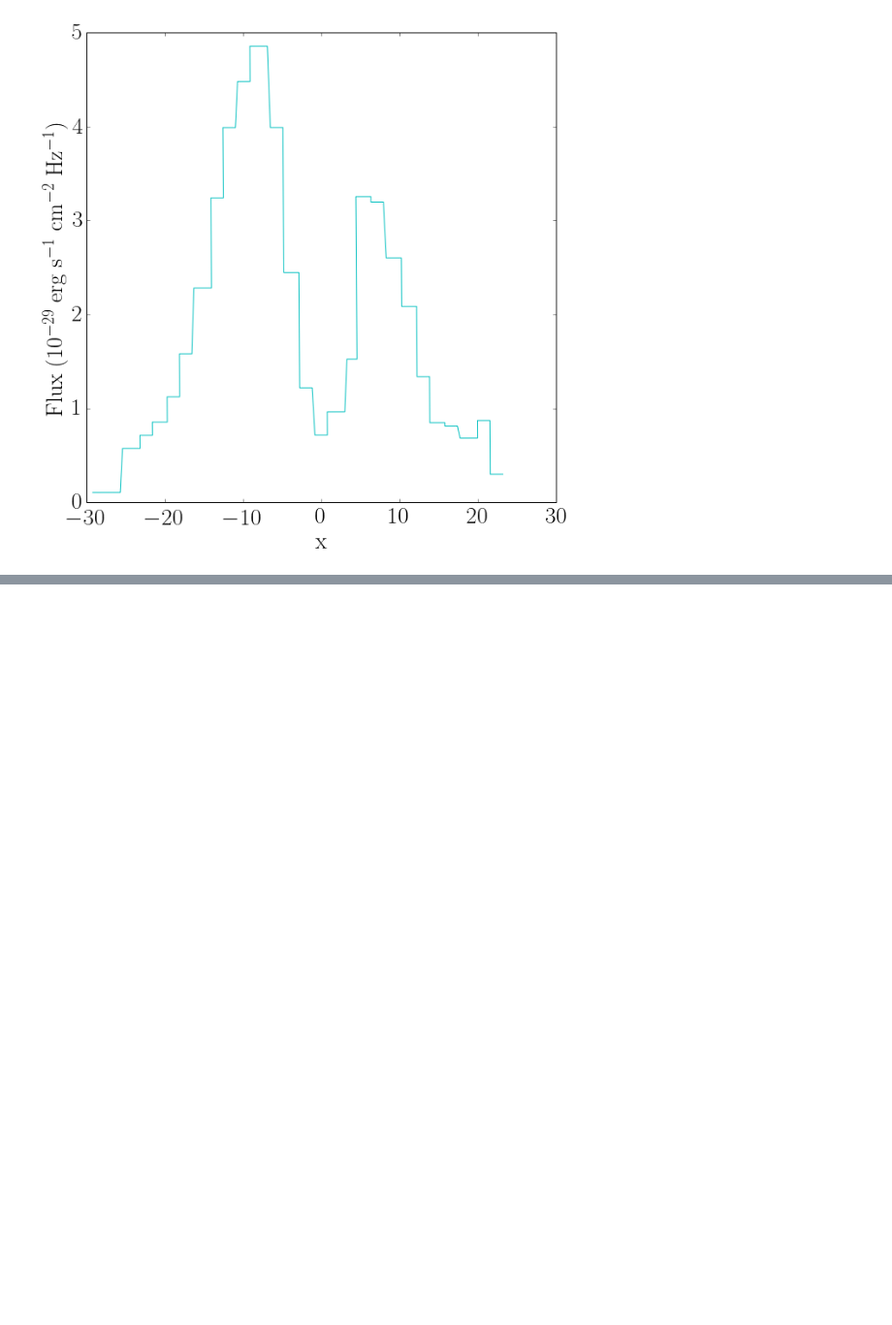
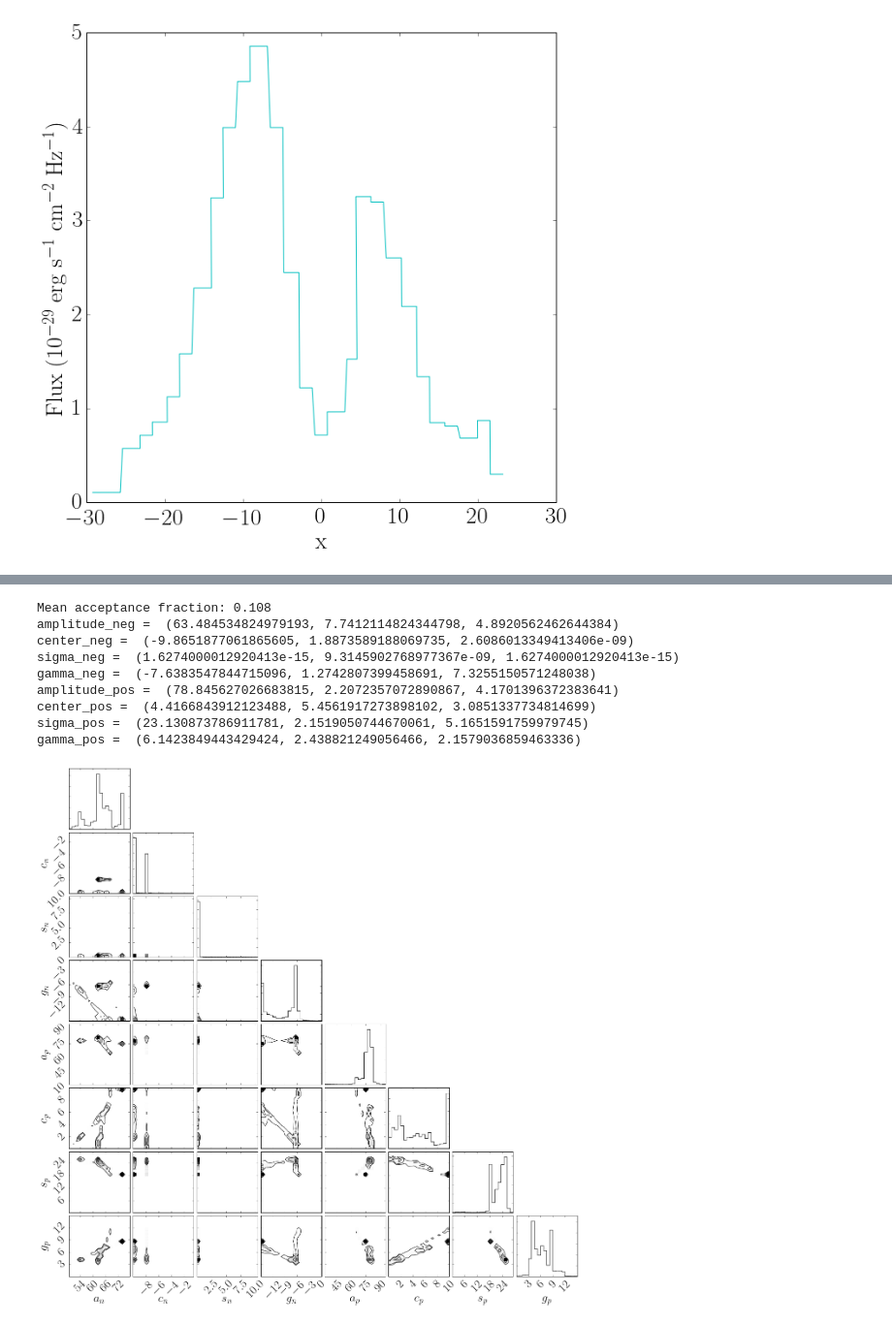
Before and after one commit to astroandes/CLARA_RotationOutflows, a Jupyter notebook: fit/gaussian_fit.ipynb, the cells around one changed output, grey strips where cells are left out. Shown: that part at 97% size. Cells and saved outputs as stored; diff of their text form; code cells hidden in the pictures; blank space fills up the shorter version.

```diff
--- a/fit/gaussian_fit.ipynb
+++ b/fit/gaussian_fit.ipynb
@@ -53,0 +73,3 @@ y_x_fit0 = sum_2_skewed_gaussian(x_x, amplitude_neg, center_neg, sigma_neg, gamm
+# %%
+amplitude_neg, center_neg, sigma_neg, gamma_neg, amplitude_pos, center_pos, sigma_pos, gamma_pos = emcee_skewed_gaussian(x_xp, y_xp)
+# %% [output]
@@ -54 +82,11 @@ y_x_fit0 = sum_2_skewed_gaussian(x_x, amplitude_neg, center_neg, sigma_neg, gamm
+Mean acceptance fraction: 0.108
+amplitude_neg =  (63.484534824979193, 7.7412114824344798, 4.8920562462644384)
+center_neg =  (-9.8651877061865605, 1.8873589188069735, 2.6086013349413406e-09)
+sigma_neg =  (1.6274000012920413e-15, 9.3145902768977367e-09, 1.6274000012920413e-15)
+gamma_neg =  (-7.6383547844715096, 1.2742807399458691, 7.3255150571248038)
+amplitude_pos =  (78.845627026683815, 2.2072357072890867, 4.1701396372383641)
+center_pos =  (4.4166843912123488, 5.4561917273898102, 3.0851337734814699)
+sigma_pos =  (23.130873786911781, 2.1519050744670061, 5.1651591759979745)
+gamma_pos =  (6.1423849443429424, 2.438821249056466, 2.1579036859463336)
+[figure, added]
 # %%
```
Also changed, not shown: parts of 11 cells of this notebook, 5 other files.
